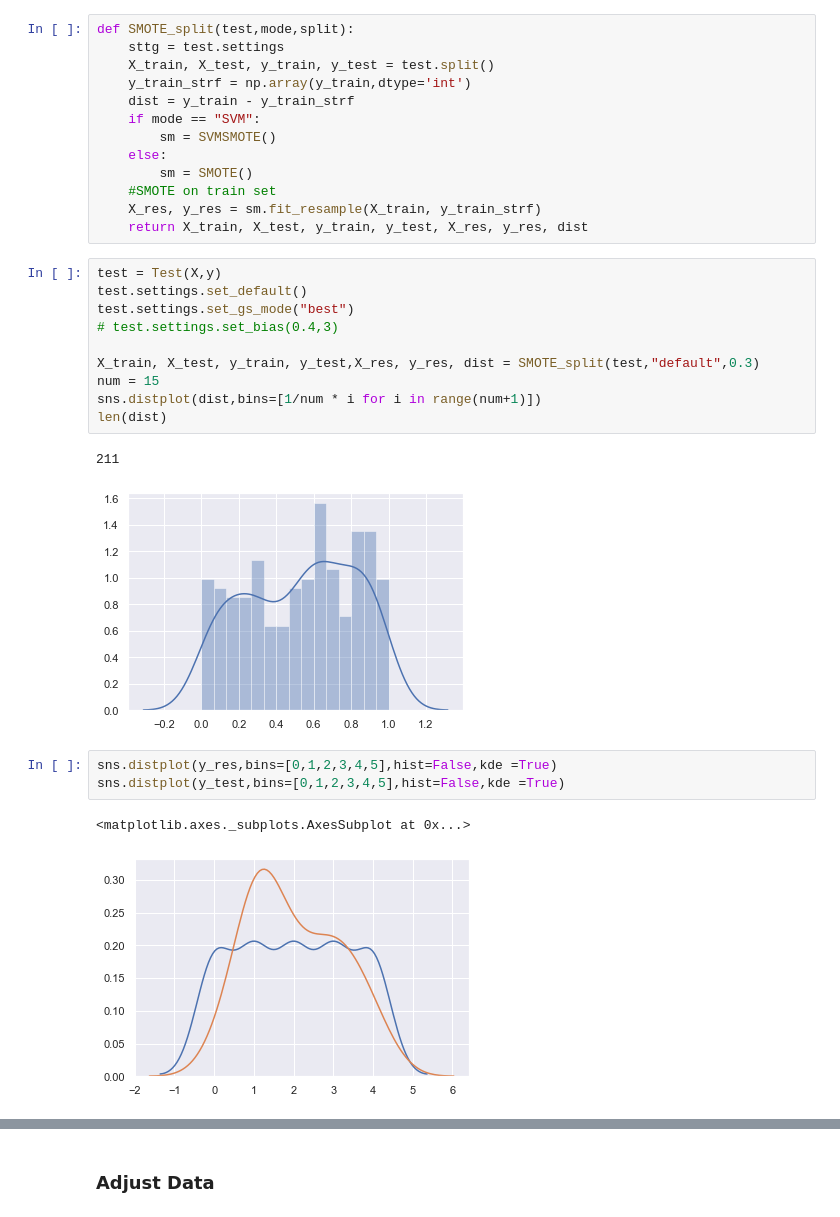
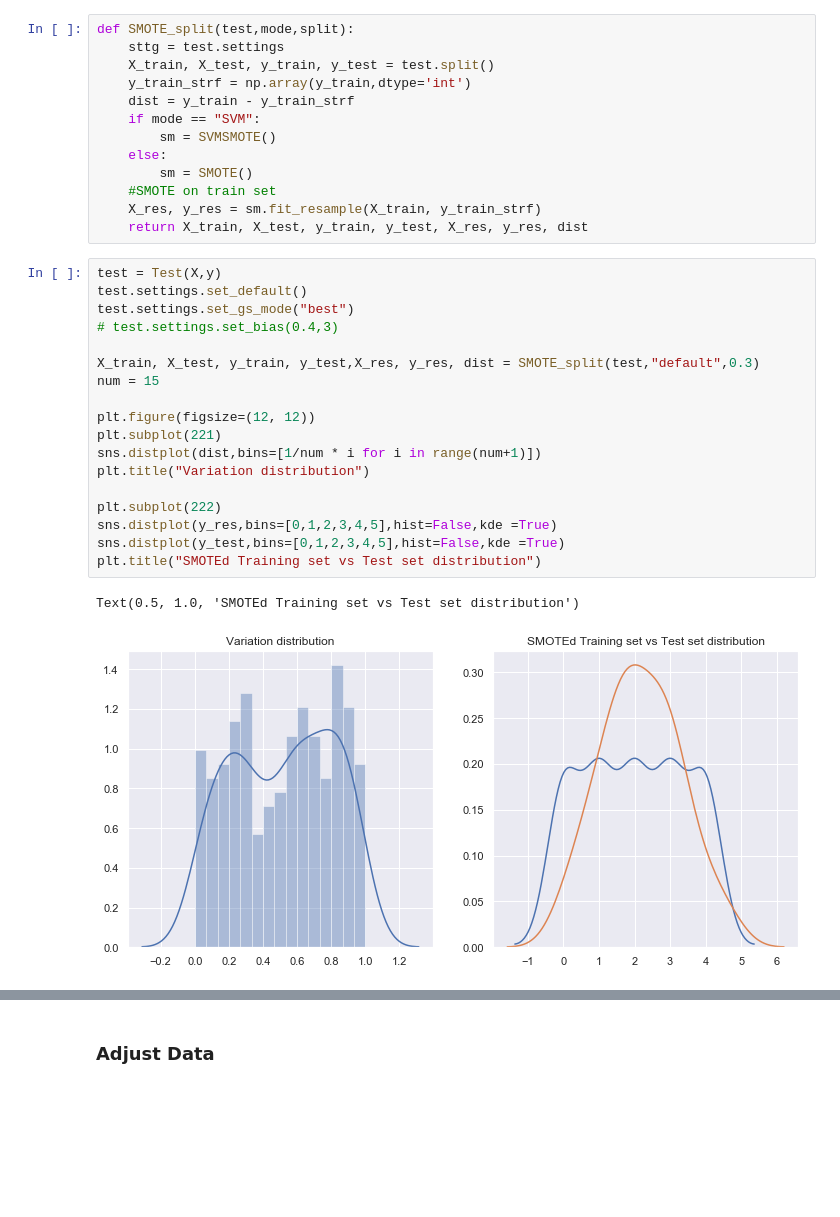
Before and after one commit to duythongvt1/URA-Projects, a Jupyter notebook: CornData/Corn2.ipynb, the cells around one changed output, grey strips where cells are left out. Cells and saved outputs as stored; diff of their text form; blank space fills up the shorter version.

```diff
--- a/CornData/Corn2.ipynb
+++ b/CornData/Corn2.ipynb
@@ -730,22 +689,24 @@ def SMOTE_split(test,mode,split):
 # %%
 test = Test(X,y)
 test.settings.set_default()
 test.settings.set_gs_mode("best")
 # test.settings.set_bias(0.4,3)
 
 X_train, X_test, y_train, y_test,X_res, y_res, dist = SMOTE_split(test,"default",0.3)
 num = 15
+
+plt.figure(figsize=(12, 12))
+plt.subplot(221)
 sns.distplot(dist,bins=[1/num * i for i in range(num+1)])
-len(dist)
+plt.title("Variation distribution")
+
+plt.subplot(222)
+sns.distplot(y_res,bins=[0,1,2,3,4,5],hist=False,kde =True)
+sns.distplot(y_test,bins=[0,1,2,3,4,5],hist=False,kde =True)
+plt.title("SMOTEd Training set vs Test set distribution")
 # %% [output]
-211
+Text(0.5, 1.0, 'SMOTEd Training set vs Test set distribution')
-[figure, old version]
+[figure, new version]
-# %%
-sns.distplot(y_res,bins=[0,1,2,3,4,5],hist=False,kde =True)
-sns.distplot(y_test,bins=[0,1,2,3,4,5],hist=False,kde =True)
-# %% [output]
-<matplotlib.axes._subplots.AxesSubplot at 0x...>
-[figure, removed]
 # %%
 
 def scatterplot(name,x,x_label,y,y_label,fit_reg,color):
```
Also changed, not shown: parts of 34 cells of this notebook, 1 other file.
